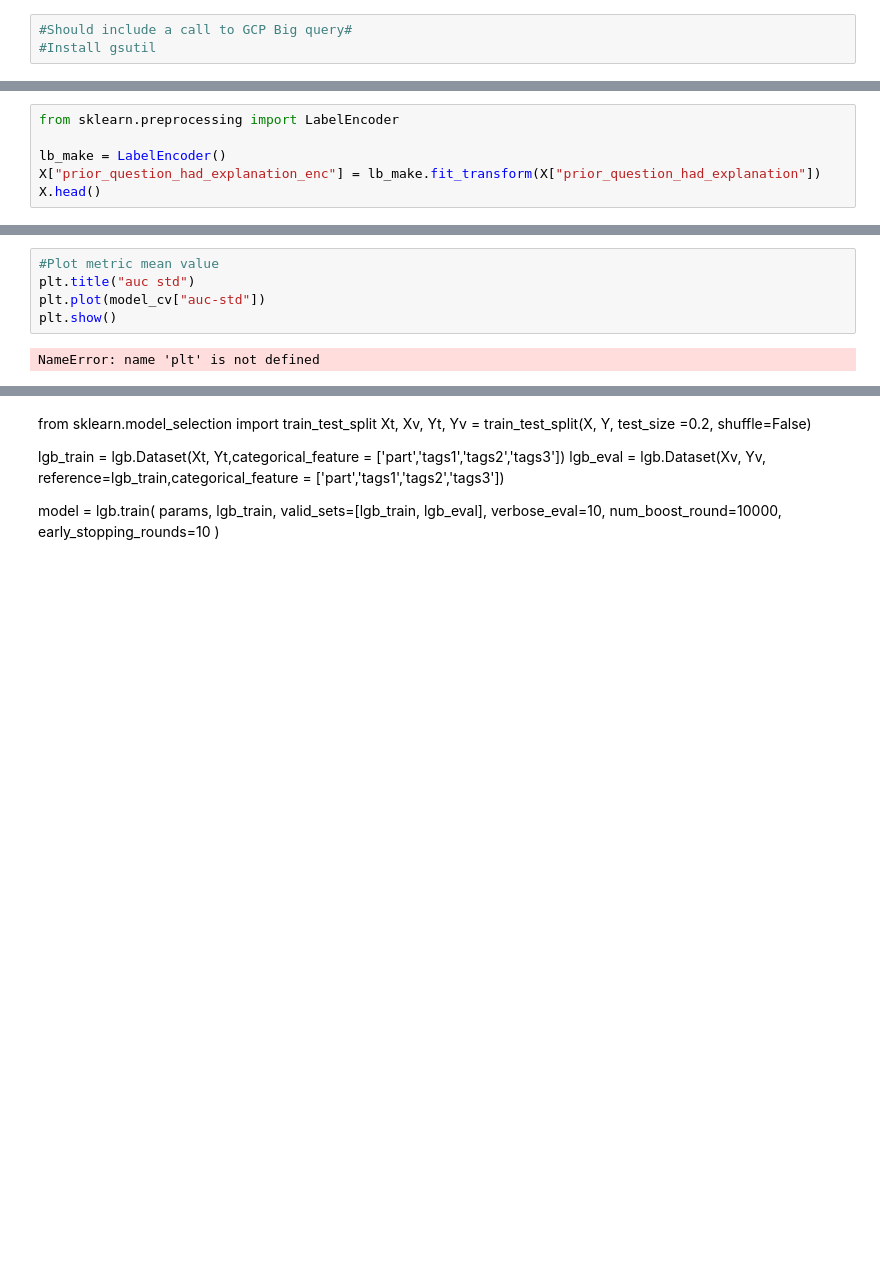
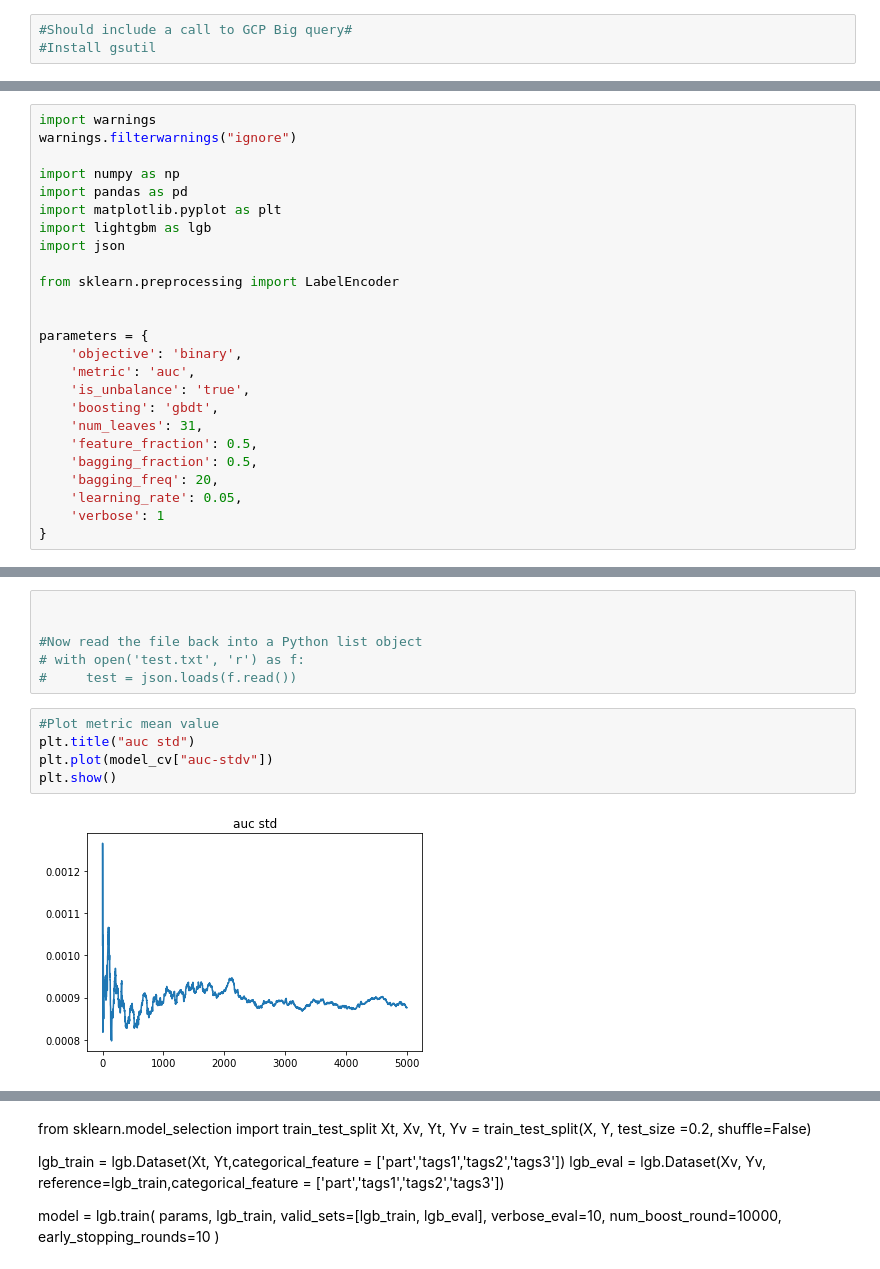
Before and after one commit to tdenimal/riid_kaggle, a Jupyter notebook: notebooks/playground.ipynb, the cells around one changed output, grey strips where cells are left out. Cells and saved outputs as stored; diff of their text form; blank space fills up the shorter version.

```diff
--- a/notebooks/playground.ipynb
+++ b/notebooks/playground.ipynb
@@ -66,6 +51,0 @@ lectures
-# %%
-from sklearn.preprocessing import LabelEncoder
-
-lb_make = LabelEncoder()
-X["prior_question_had_explanation_enc"] = lb_make.fit_transform(X["prior_question_had_explanation"])
-X.head()
@@ -78,0 +52,25 @@ X.head()
+# %%
+import warnings
+warnings.filterwarnings("ignore")
+
+import numpy as np
+import pandas as pd
+import matplotlib.pyplot as plt
+import lightgbm as lgb
+import json
+
+from sklearn.preprocessing import LabelEncoder
+
+
+parameters = {
+    'objective': 'binary',
+    'metric': 'auc',
+    'is_unbalance': 'true',
+    'boosting': 'gbdt',
+    'num_leaves': 31,
+    'feature_fraction': 0.5,
+    'bagging_fraction': 0.5,
+    'bagging_freq': 20,
+    'learning_rate': 0.05,
+    'verbose': 1
+}
@@ -121,7 +159,13 @@ NameError: name 'plt' is not defined
+# %%
+
+
+#Now read the file back into a Python list object
+# with open('test.txt', 'r') as f:
+#     test = json.loads(f.read())
 # %%
 #Plot metric mean value
 plt.title("auc std")
-plt.plot(model_cv["auc-std"])
+plt.plot(model_cv["auc-stdv"])
 plt.show()
 # %% [output]
-NameError: name 'plt' is not defined
+[figure, added]
```
Also changed, not shown: parts of 14 cells of this notebook, 3 other files.
